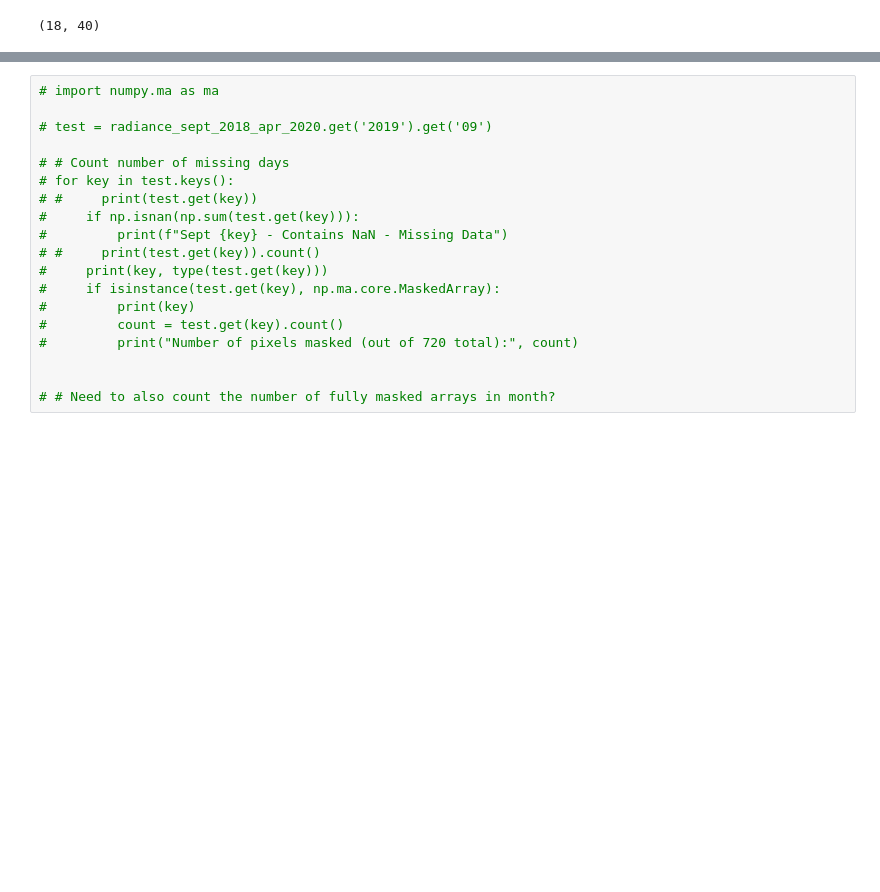
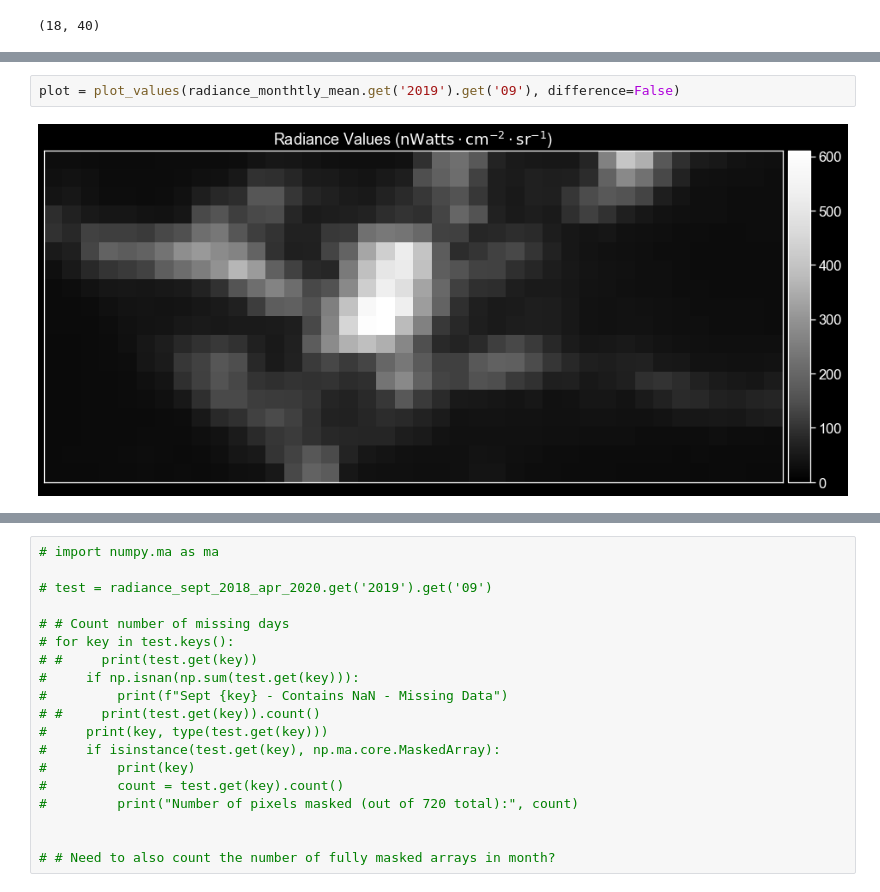
Before and after one commit to calekochenour/remote-sensing-fusion, a Jupyter notebook: 01-code-scripts/penn-state-black-marble-radiance-monthly-means.ipynb, the cells around one changed output, grey strips where cells are left out. Drawn from its saved outputs; the diff is of its cells as text; blank space fills up the shorter version.

Commit message:
Add function to plot values and change

```diff
--- a/01-code-scripts/penn-state-black-marble-radiance-monthly-means.ipynb
+++ b/01-code-scripts/penn-state-black-marble-radiance-monthly-means.ipynb
@@ -539,0 +636,4 @@ semesters_unpacked.get('20190831-20191222-MON').shape
+# %%
+plot = plot_values(radiance_monthtly_mean.get('2019').get('09'), difference=False)
+# %% [output]
+[figure, added]
```
Also changed, not shown: parts of 7 cells of this notebook.
